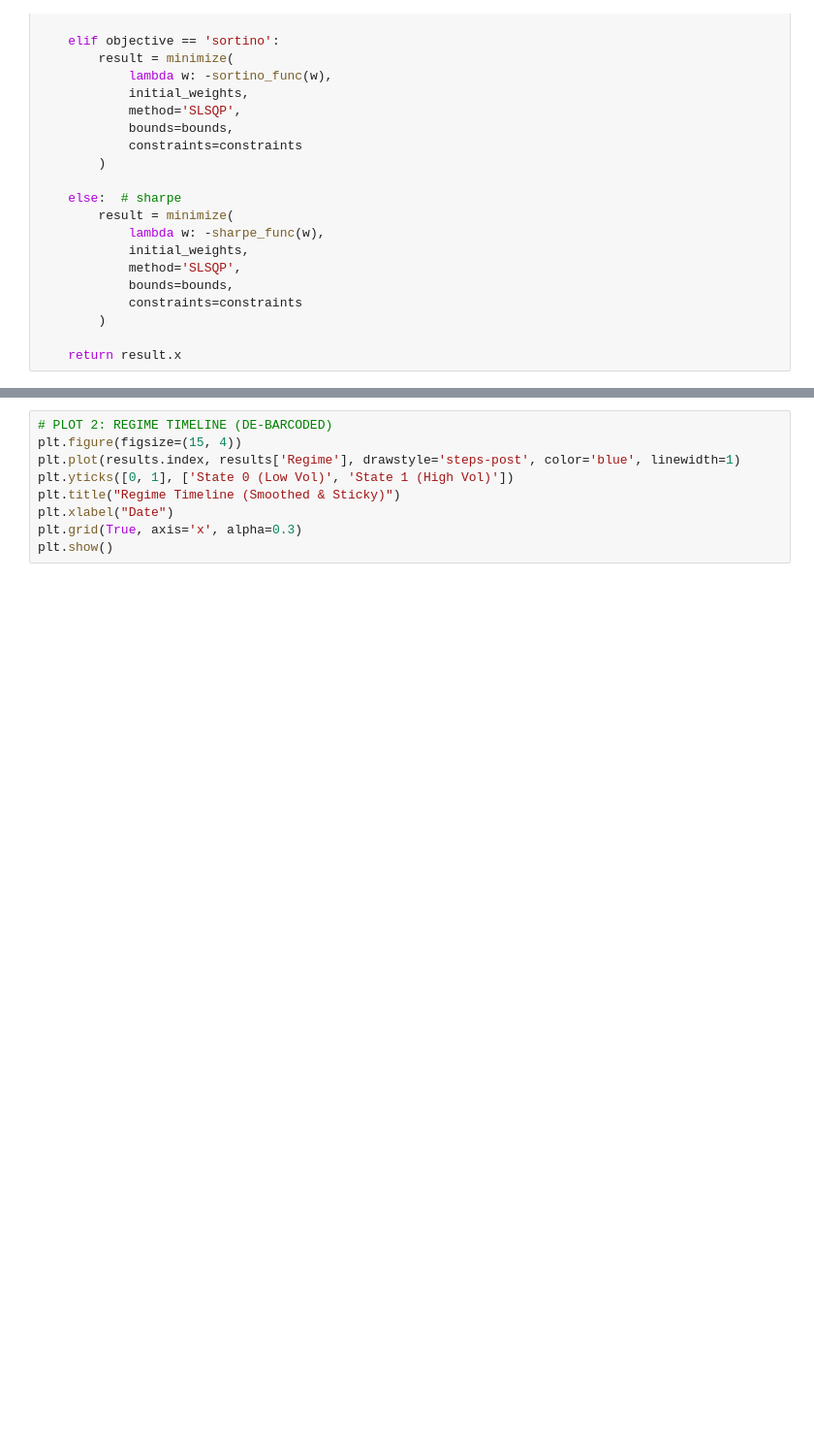
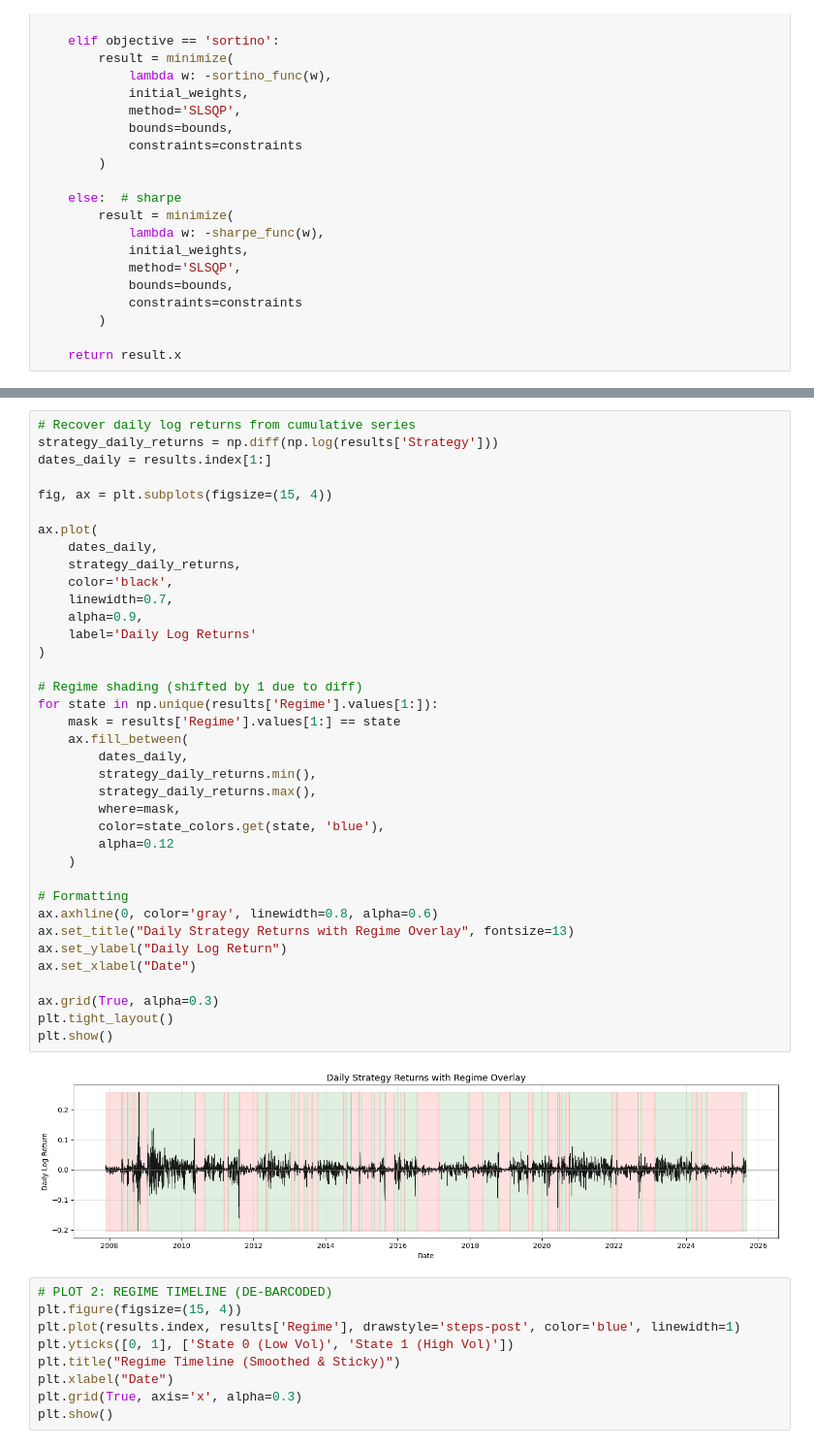
Before and after one commit to suryasridhar/regime-detection-and-optimization, a Jupyter notebook: ETF_HMM_Regime.ipynb, the cells around one changed output, grey strips where cells are left out. Shown at 97% size. Cells and saved outputs as stored; diff of their text form; blank space fills up the shorter version.

```diff
--- a/ETF_HMM_Regime.ipynb
+++ b/ETF_HMM_Regime.ipynb
@@ -464,3 +513,42 @@ plt.show()
+# %%
+# Recover daily log returns from cumulative series
+strategy_daily_returns = np.diff(np.log(results['Strategy']))
+dates_daily = results.index[1:]
+
+fig, ax = plt.subplots(figsize=(15, 4))
+
+ax.plot(
+    dates_daily,
+    strategy_daily_returns,
+    color='black',
+    linewidth=0.7,
+    alpha=0.9,
+    label='Daily Log Returns'
+)
+
+# Regime shading (shifted by 1 due to diff)
+for state in np.unique(results['Regime'].values[1:]):
+    mask = results['Regime'].values[1:] == state
+    ax.fill_between(
+        dates_daily,
+        strategy_daily_returns.min(),
+        strategy_daily_returns.max(),
+        where=mask,
+        color=state_colors.get(state, 'blue'),
+        alpha=0.12
+    )
+
+# Formatting
+ax.axhline(0, color='gray', linewidth=0.8, alpha=0.6)
+ax.set_title("Daily Strategy Returns with Regime Overlay", fontsize=13)
+ax.set_ylabel("Daily Log Return")
+ax.set_xlabel("Date")
+
+ax.grid(True, alpha=0.3)
+plt.tight_layout()
+plt.show()
+# %% [output]
+[figure, added]
 # %%
 # PLOT 2: REGIME TIMELINE (DE-BARCODED)
 plt.figure(figsize=(15, 4))
```
Also changed, not shown: parts of 6 cells of this notebook.
